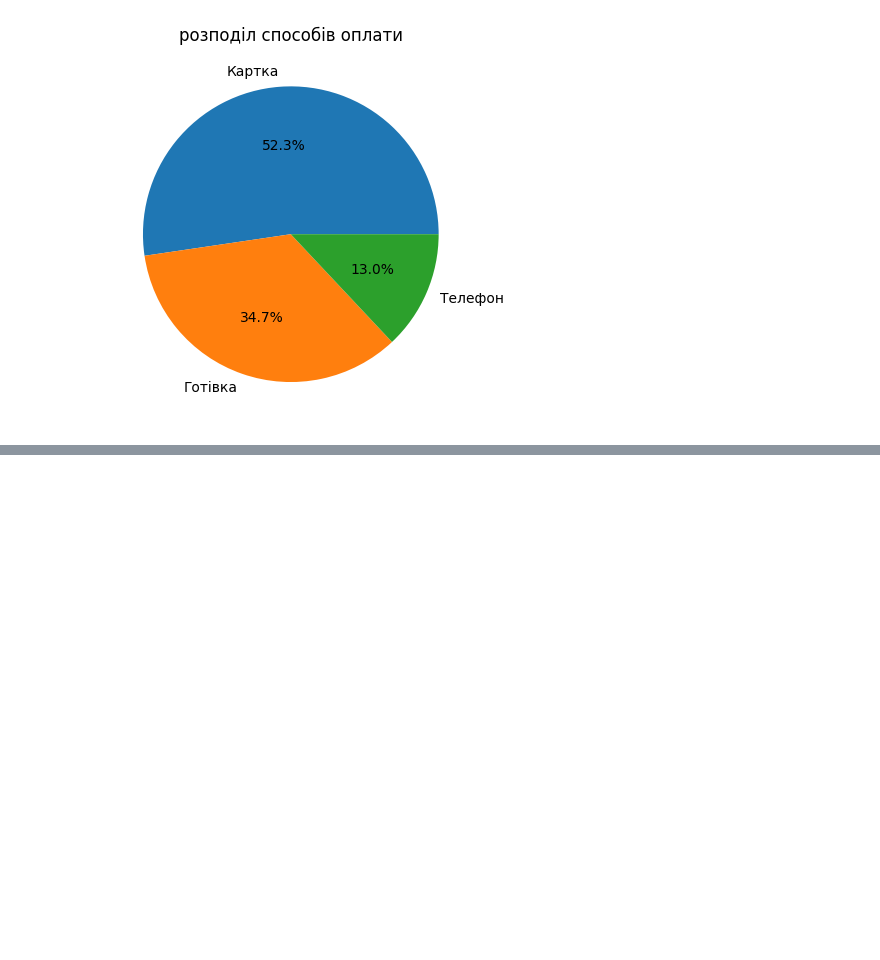
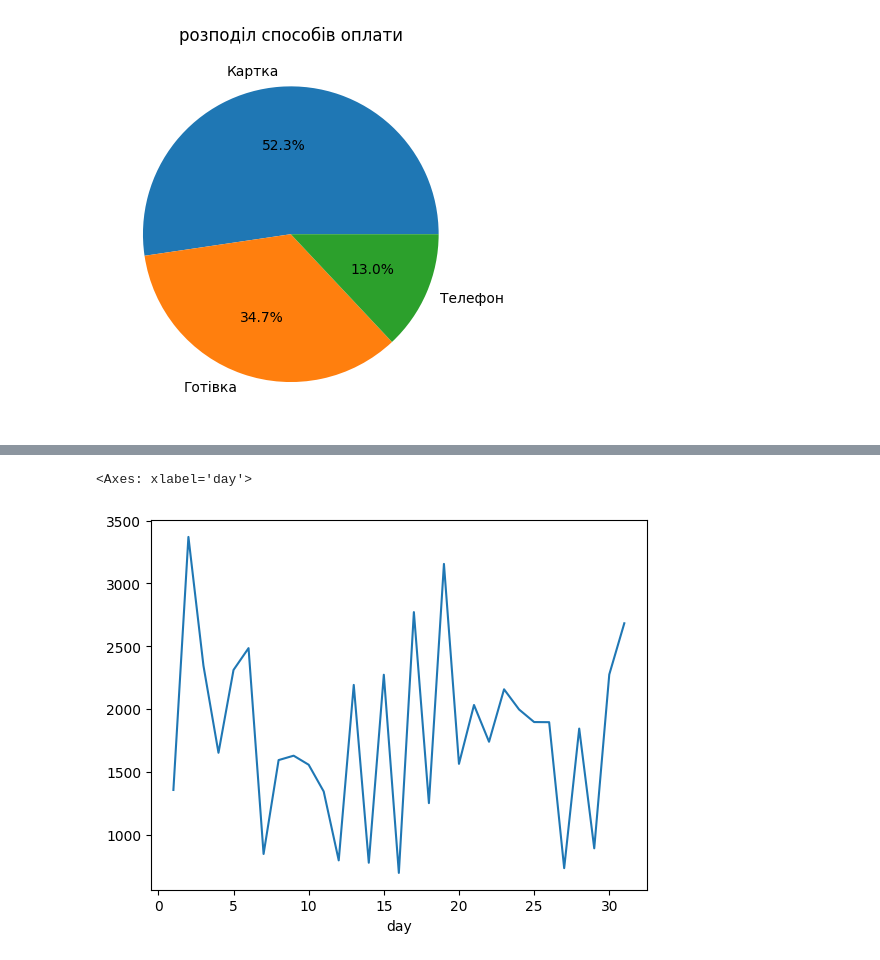
Before and after one commit to DymaStar/DTA_2026, a Jupyter notebook: project_store_sales_analysis/DS_pr_store_sales_analysis_Oksana_ipynb".ipynb, the cells around one changed output, grey strips where cells are left out. Saved outputs shown, nothing was run; the diff lists cells and outputs as text; code cells hidden in the pictures; blank space fills up the shorter version.

```diff
--- a/project_store_sales_analysis/DS_pr_store_sales_analysis_Oksana_ipynb".ipynb
+++ b/project_store_sales_analysis/DS_pr_store_sales_analysis_Oksana_ipynb".ipynb
@@ -772,0 +797,5 @@ plt.show()
+# %%
+df.groupby('day')['total_uah'].sum().plot(kind='line')
+# %% [output]
+<Axes: xlabel='day'>
+[figure, added]
```
Also changed, not shown: parts of 14 cells of this notebook.
